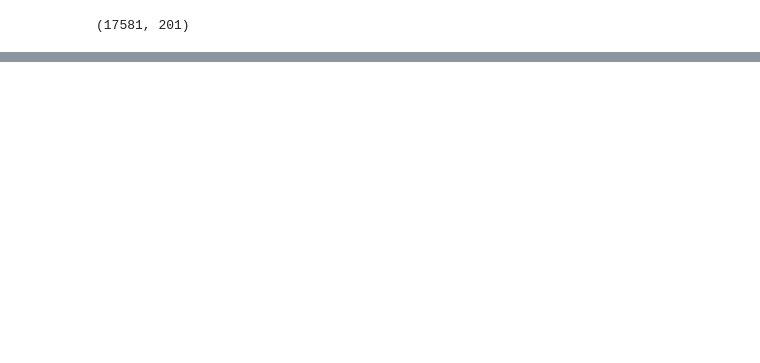
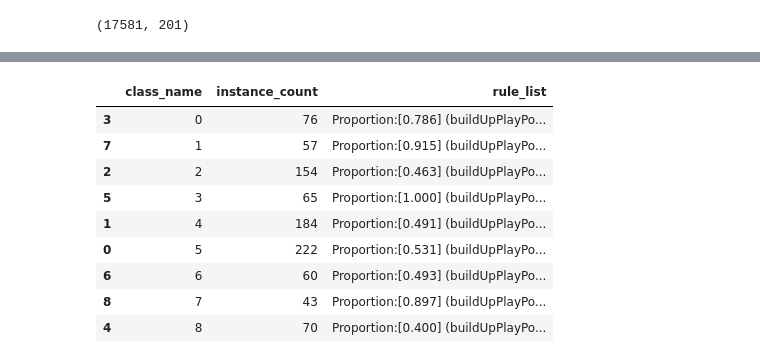
Before and after one commit to x-iaoming/2021datathon, a Jupyter notebook: clustering/meta_analysis_all.ipynb, the cells around one changed output, grey strips where cells are left out. Drawn from its saved outputs; the diff is of its cells as text; code cells hidden in the pictures; blank space fills up the shorter version.

Commit message:
add gmm and tree explanation

```diff
--- a/clustering/meta_analysis_all.ipynb
+++ b/clustering/meta_analysis_all.ipynb
@@ -123,0 +133,4 @@ plt.show()
+# %%
+clus_expl=df_clus['cluster']
+df_clus_expl=df_clus[[x for x in df_clus.columns if x not in ['team_id','date','next_date','Unnamed: 0','cluster']]]
+df_clus_expl.head()
@@ -123,0 +145,80 @@ plt.show()
+# %%
+from sklearn.tree import _tree, DecisionTreeClassifier
+from IPython.display import display, HTML
+
+def pretty_print(df):
+    return display( HTML( df.to_html().replace("\\n","<br>") ) )
+
+def get_class_rules(tree: DecisionTreeClassifier, feature_names: list):
+    inner_tree: _tree.Tree = tree.tree_
+    classes = tree.classes_
+    class_rules_dict = dict()
+
+    def tree_dfs(node_id=0, current_rule=[]):
+        # feature[i] holds the feature to split on, for the internal node i.
+        split_feature = inner_tree.feature[node_id]
+        if split_feature != _tree.TREE_UNDEFINED: # internal node
+            name = feature_names[split_feature]
+            threshold = inner_tree.threshold[node_id]
+            # left child
+            left_rule = current_rule + ["({} <= {})".format(name, format(threshold, ".3f"))]
+            tree_dfs(inner_tree.children_left[node_id], left_rule)
+            # right child
+            right_rule = current_rule + ["({} > {})".format(name, format(threshold, ".3f"))]
+            tree_dfs(inner_tree.children_right[node_id], right_rule)
+        else: # leaf
+            dist = inner_tree.value[node_id][0]
+            dist = dist/dist.sum()
+            max_idx = dist.argmax()
+            if len(current_rule) == 0:
+                rule_string = "ALL"
+            else:
+                rule_string = " and ".join(current_rule)
+            # register new rule to dictionary
+            selected_class = classes[max_idx]
+            class_probability = dist[max_idx]
+            class_rules = class_rules_dict.get(selected_class, [])
+            class_rules.append((rule_string, class_probability))
+            class_rules_dict[selected_class] = class_rules
+
+    tree_dfs() # start from root, node_id = 0
+    return class_rules_dict
+
+'''
+Params to Change
+'''
+# make Decision Tree
+min_samples_leaf=30
+pruning_level=0.01
+max_depth=6
+tree = DecisionTreeClassifier(min_samples_leaf=min_samples_leaf, ccp_alpha=pruning_level,max_depth=max_depth)
+tree.fit(df_clus_expl,clus_expl)
+
+# get decision tree rules
+feature_names = df_clus_expl.columns
+class_rule_dict = get_class_rules(tree, feature_names)
+
+report_class_list = []
+for class_name in class_rule_dict.keys():
+    rule_list = class_rule_dict[class_name]
+    combined_string = ""
+    for rule in rule_list:
+        combined_string += "Proportion:[{}]\n {}\n\n".format(format(rule[1], ".3f"), rule[0])
+    report_class_list.append((class_name, combined_string))
+
+cluster_instance_df = pd.Series(clus_expl).value_counts().reset_index()
+cluster_instance_df.columns = ['class_name', 'instance_count']
+report_df = pd.DataFrame(report_class_list, columns=['class_name', 'rule_list'])
+report_df = pd.merge(cluster_instance_df, report_df, on='class_name', how='left')
+pretty_print(report_df.sort_values(by='class_name')[['class_name', 'instance_count', 'rule_list']])
+# %% [output]
+|  | class_name | instance_count | rule_list |
+| 3 | 0 | 76 | Proportion:[0.786] (buildUpPlayPo... |
+| 7 | 1 | 57 | Proportion:[0.915] (buildUpPlayPo... |
+| 2 | 2 | 154 | Proportion:[0.463] (buildUpPlayPo... |
+| 5 | 3 | 65 | Proportion:[1.000] (buildUpPlayPo... |
+| 1 | 4 | 184 | Proportion:[0.491] (buildUpPlayPo... |
+| 0 | 5 | 222 | Proportion:[0.531] (buildUpPlayPo... |
+| 6 | 6 | 60 | Proportion:[0.493] (buildUpPlayPo... |
+| 8 | 7 | 43 | Proportion:[0.897] (buildUpPlayPo... |
+| 4 | 8 | 70 | Proportion:[0.400] (buildUpPlayPo... |
```
Also changed, not shown: parts of 7 cells of this notebook, 12 other files.
